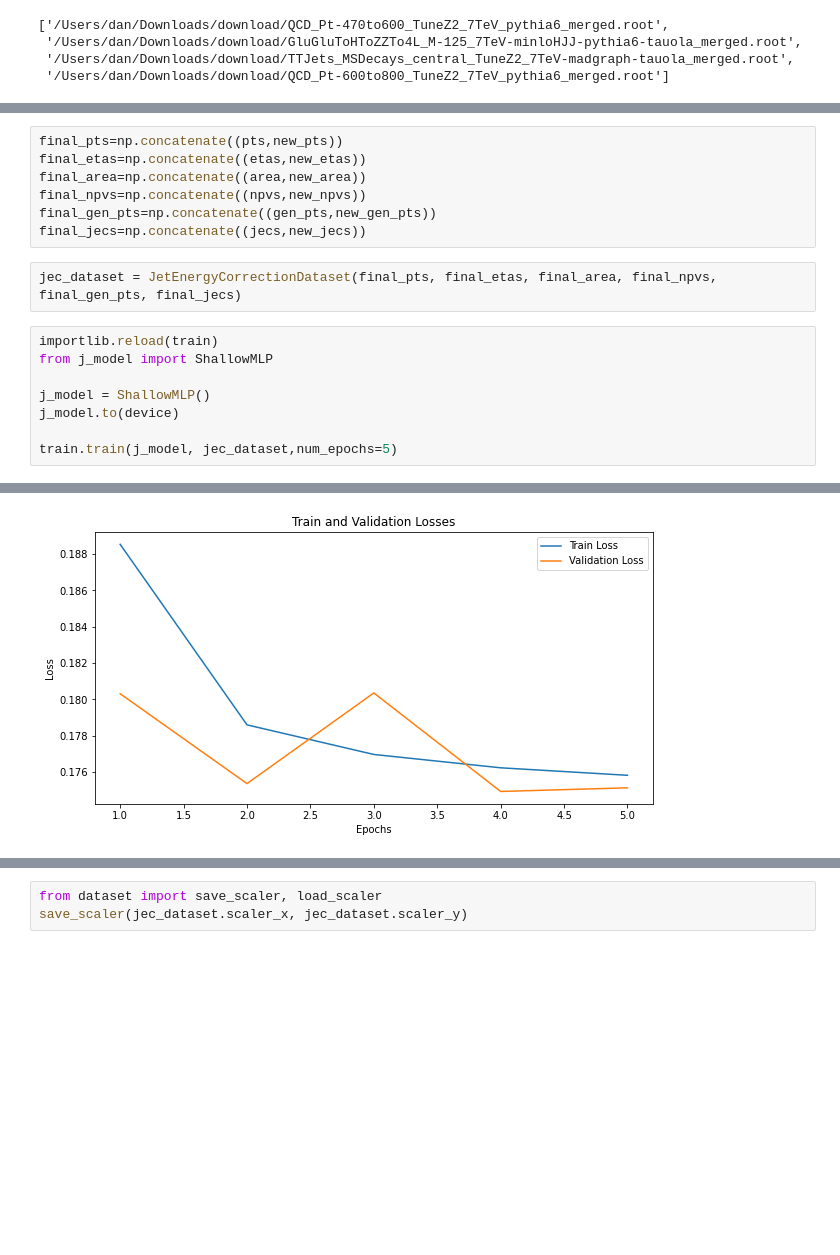
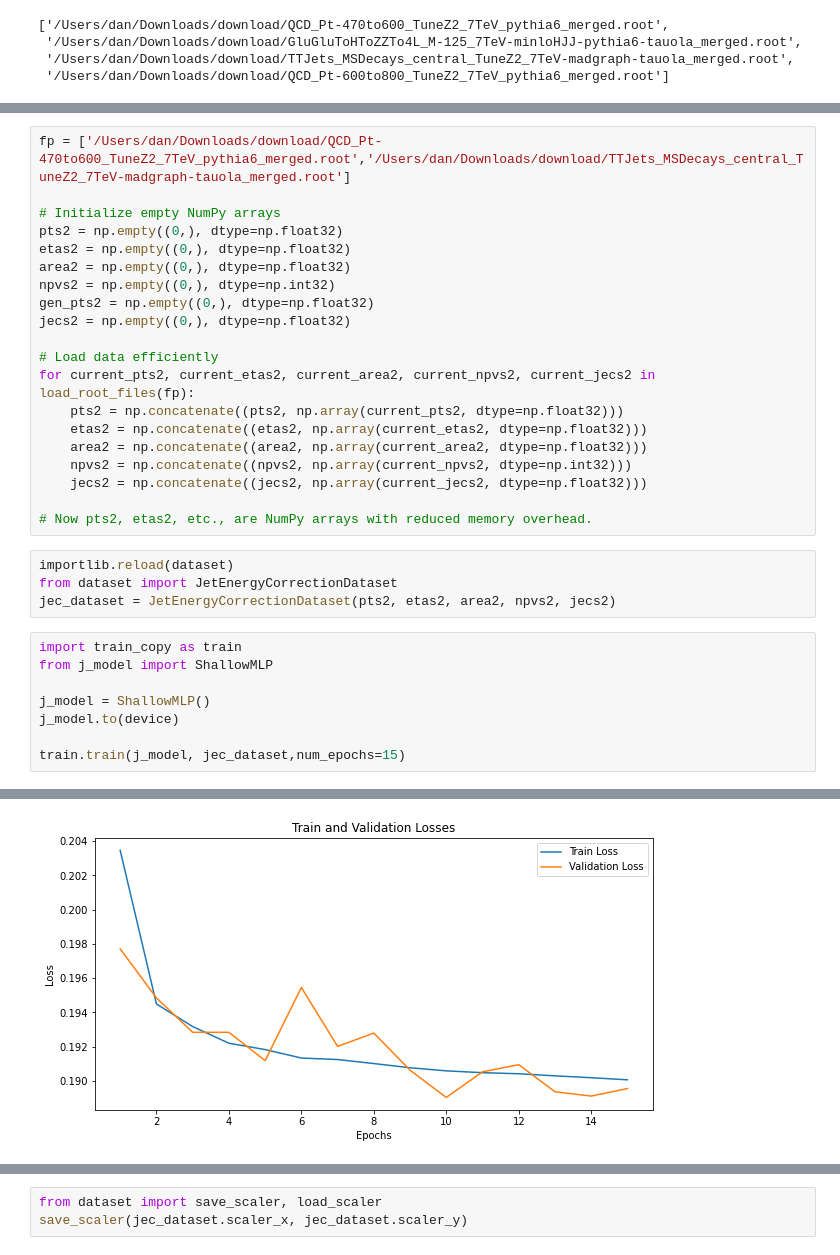
Before and after one commit to DanGodi/ExpPro, a Jupyter notebook: Notebooks/jecs_different_data.ipynb, the cells around one changed output, grey strips where cells are left out. Cells and saved outputs as stored; diff of their text form; blank space fills up the shorter version.

```diff
--- a/Notebooks/jecs_different_data.ipynb
+++ b/Notebooks/jecs_different_data.ipynb
@@ -121,18 +33,33 @@ new_pts, new_etas, new_area, new_npvs, new_gen_pts, new_jecs
-# %%
-final_pts=np.concatenate((pts,new_pts))
-final_etas=np.concatenate((etas,new_etas))
-final_area=np.concatenate((area,new_area))
-final_npvs=np.concatenate((npvs,new_npvs))
-final_gen_pts=np.concatenate((gen_pts,new_gen_pts))
-final_jecs=np.concatenate((jecs,new_jecs))
-# %%
-jec_dataset = JetEnergyCorrectionDataset(final_pts, final_etas, final_area, final_npvs, final_gen_pts, final_jecs)
+# %%
+fp = ['/Users/dan/Downloads/download/QCD_Pt-470to600_TuneZ2_7TeV_pythia6_merged.root','/Users/dan/Downloads/download/TTJets_MSDecays_central_TuneZ2_7TeV-madgraph-tauola_merged.root']
+
+# Initialize empty NumPy arrays
+pts2 = np.empty((0,), dtype=np.float32)
+etas2 = np.empty((0,), dtype=np.float32)
+area2 = np.empty((0,), dtype=np.float32)
+npvs2 = np.empty((0,), dtype=np.int32)
+gen_pts2 = np.empty((0,), dtype=np.float32)
+jecs2 = np.empty((0,), dtype=np.float32)
+
+# Load data efficiently
+for current_pts2, current_etas2, current_area2, current_npvs2, current_jecs2 in load_root_files(fp):
+    pts2 = np.concatenate((pts2, np.array(current_pts2, dtype=np.float32)))
+    etas2 = np.concatenate((etas2, np.array(current_etas2, dtype=np.float32)))
+    area2 = np.concatenate((area2, np.array(current_area2, dtype=np.float32)))
+    npvs2 = np.concatenate((npvs2, np.array(current_npvs2, dtype=np.int32)))
+    jecs2 = np.concatenate((jecs2, np.array(current_jecs2, dtype=np.float32)))
+
+# Now pts2, etas2, etc., are NumPy arrays with reduced memory overhead.
+# %%
+importlib.reload(dataset)
+from dataset import JetEnergyCorrectionDataset
+jec_dataset = JetEnergyCorrectionDataset(pts2, etas2, area2, npvs2, jecs2)
 # %%
-importlib.reload(train)
+import train_copy as train
 from j_model import ShallowMLP
 
 j_model = ShallowMLP()
 j_model.to(device)
 
-train.train(j_model, jec_dataset,num_epochs=5)
+train.train(j_model, jec_dataset,num_epochs=15)
 # %% [output]
@@ -156 +83 @@ Epoch 5/5, Train Loss: 0.175824989, Validation Loss: 0.175135156
-[figure, old version]
+[figure, new version]
```
Also changed, not shown: parts of 13 cells of this notebook, 7 other files.
